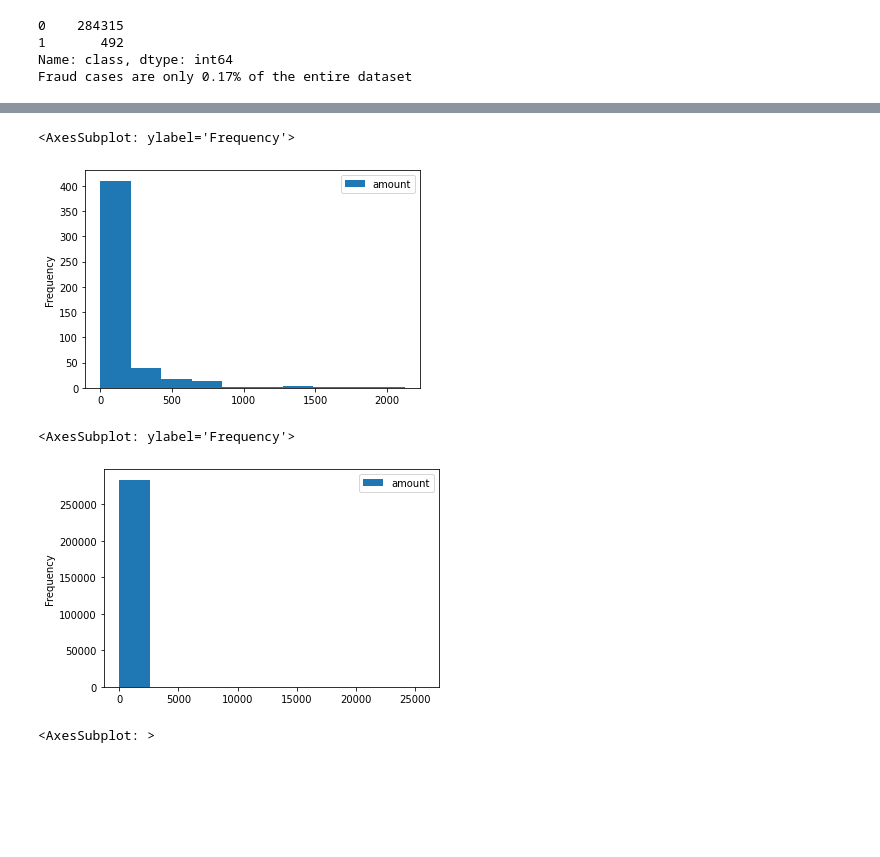
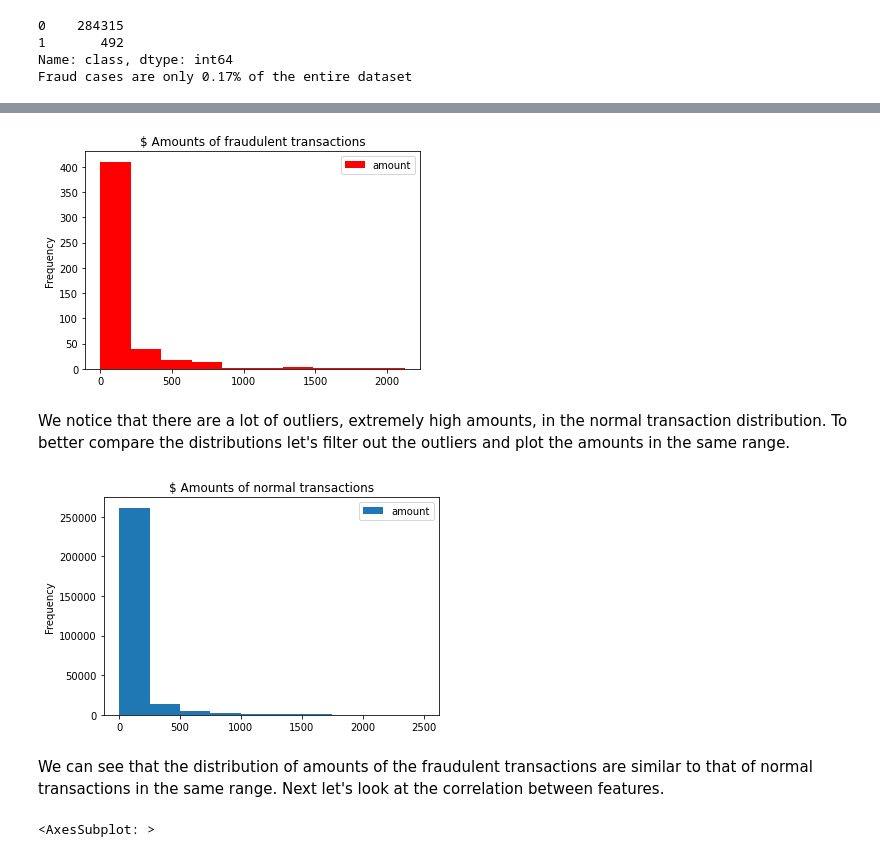
Before and after one commit to NaphatPi/credit-card-fraud-detection, a Jupyter notebook: fraud_detection.ipynb, the cells around one changed output, grey strips where cells are left out. Saved outputs shown, nothing was run; the diff lists cells and outputs as text; code cells hidden in the pictures; blank space fills up the shorter version.

```diff
--- a/fraud_detection.ipynb
+++ b/fraud_detection.ipynb
@@ -92,13 +112,17 @@ Fraud cases are only 0.17% of the entire dataset
 # %%
-df.loc[df['class'] == 1, ['amount']].plot.hist()
+df.loc[df['class'] == 1, ['amount']].plot.hist(title='$ Amounts of fraudulent transactions', color='red')
+plt.show()
 # %% [output]
-<AxesSubplot: ylabel='Frequency'>
-[figure, old version]
+[figure, new version]
+# %% [markdown]
+We notice that there are a lot of outliers, extremely high amounts, in the normal transaction distribution. To better compare the distributions let's filter out the outliers and plot the amounts in the same range.
 # %%
-df.loc[df['class'] == 0, ['amount']].plot.hist()
+df.loc[(df['class'] == 0) & (df['amount'] < 2500), ['amount']].plot.hist(title='$ Amounts of normal transactions')
+plt.show()
 # %% [output]
-<AxesSubplot: ylabel='Frequency'>
-[figure, old version]
+[figure, new version]
+# %% [markdown]
+We can see that the distribution of amounts of the fraudulent transactions are similar to that of normal transactions in the same range. Next let's look at the correlation between features.
 # %%
 sns.heatmap(df.corr())
 # %% [output]
```
Also changed, not shown: parts of 7 cells of this notebook.
